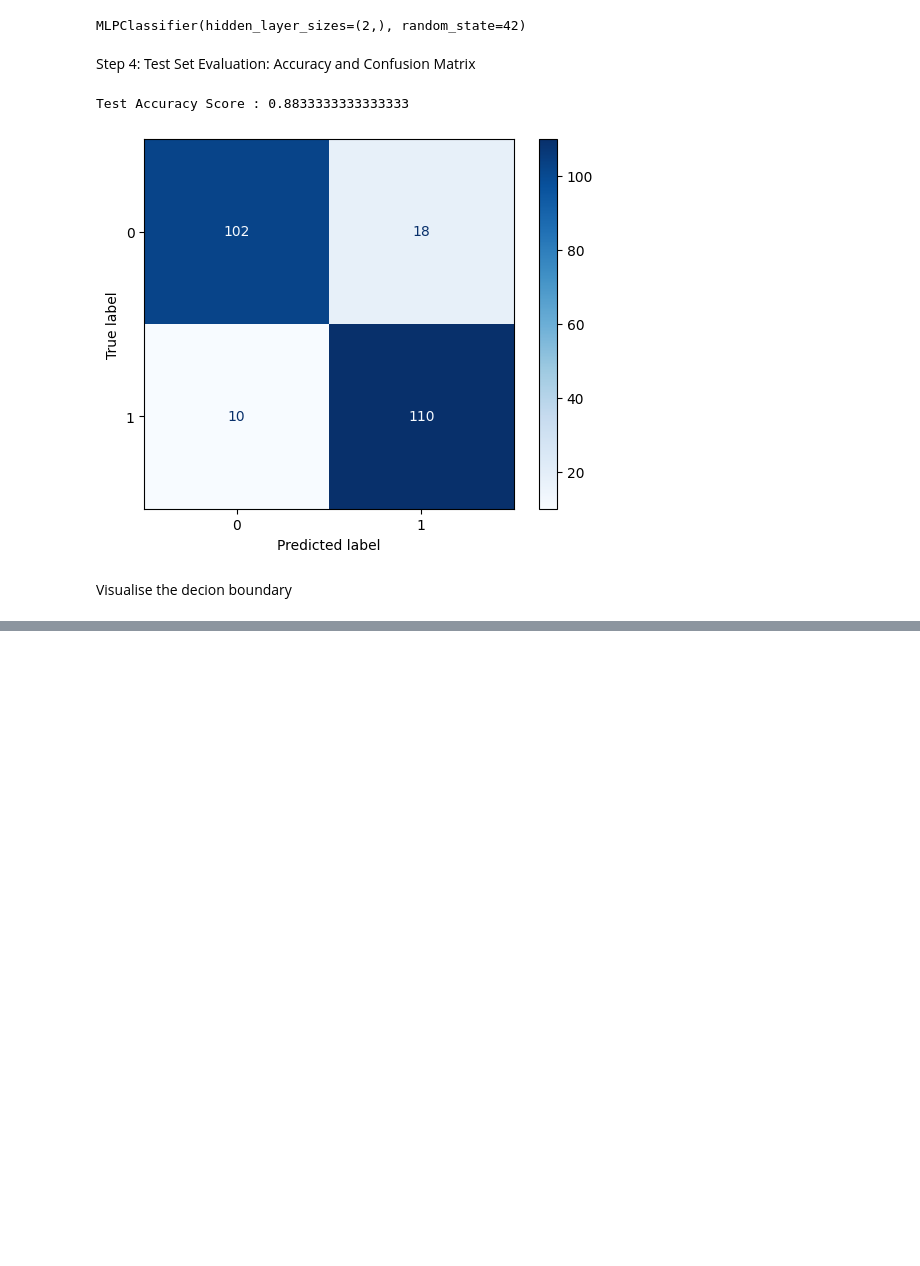
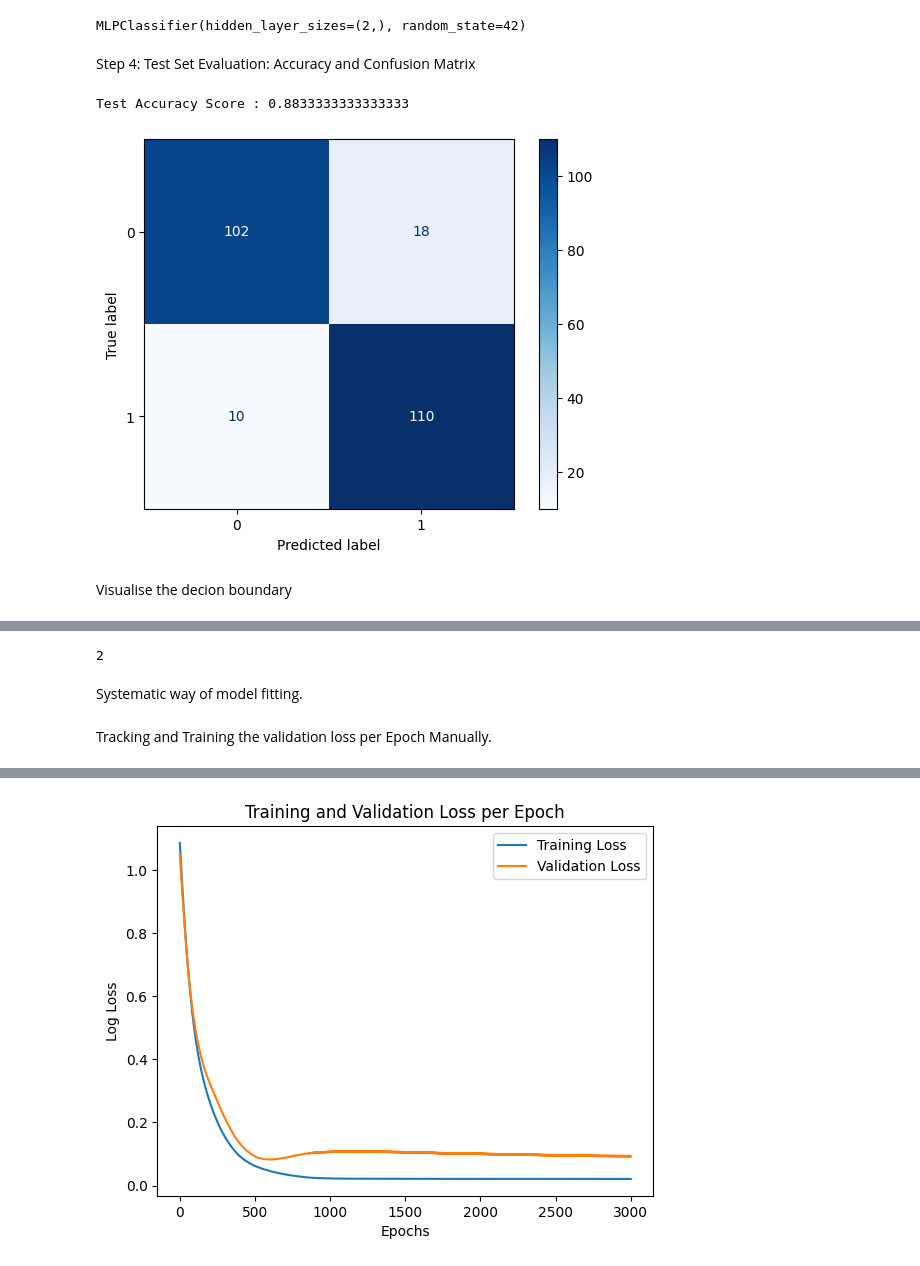
Before and after one commit to Neelabh-11/Machine-Learning, a Jupyter notebook: Lab_IITM/Lab-8 NeuralNetorks MLP.ipynb, the cells around one changed output, grey strips where cells are left out. Saved outputs shown, nothing was run; the diff lists cells and outputs as text; code cells hidden in the pictures; blank space fills up the shorter version.

```diff
--- a/Lab_IITM/Lab-8 NeuralNetorks MLP.ipynb
+++ b/Lab_IITM/Lab-8 NeuralNetorks MLP.ipynb
@@ -109,0 +242,59 @@ incorrect = ~correct
+# %%
+y_pred[1]
+# %% [output]
+2
+# %% [markdown]
+Systematic way of model fitting.
+# %% [markdown]
+Tracking and Training the validation loss per Epoch Manually.
+# %%
+X_train, X_temp, y_train, y_temp = train_test_split(X, y, test_size=0.4, random_state=42, stratify=y)
+X_val, X_test, y_val, y_test = train_test_split(X_temp, y_temp, test_size=0.5, random_state=42, stratify=y_temp)
+# %%
+scaler = StandardScaler()
+X_train_std = scaler.fit_transform(X_train)
+X_test_std = scaler.transform(X_test)
+X_val_std = scaler.transform(X_val)
+# %%
+from sklearn.metrics import log_loss
+
+clf = MLPClassifier(hidden_layer_sizes=(16,),alpha=0.1, max_iter=1, warm_start=True, random_state=42)
+
+epochs = 3000
+train_losses = []
+val_losses = []
+best_val_loss = float('inf')
+best_epoch = -1
+best_model = None
+
+for epoch in range(epochs):
+    clf.fit(X_train_std, y_train)
+
+    #Predict probabilities for log loss calculation
+    # train_loss = (log_loss(y_train, train_proba))
+    # val_loss = (log_loss(y_val, val_proba))
+
+    y_train_prob = clf.predict_proba(X_train_std)
+    y_val_prob = clf.predict_proba(X_val_std)
+
+    train_loss = log_loss(y_train, y_train_prob)
+    val_loss = log_loss(y_val, y_val_prob)
+    train_losses.append(train_loss)
+    val_losses.append(val_loss)
+
+    if val_loss < best_val_loss:
+        best_val_loss = val_loss
+        best_epoch = epoch + 1
+        best_model = copy.deepcopy(clf)
+
+print(f"Best Validation Loss: {best_val_loss:.4f} at epoch {best_epoch}")
+
+plt.plot(range(1, epochs + 1), train_losses, label='Training Loss')
+plt.plot(range(1, epochs + 1), val_losses, label='Validation Loss')
+# plt.axvline(best_epoch, color='r', linestyle='--', label='Best Epoch')
+plt.title("Training and Validation Loss per Epoch")
+plt.xlabel("Epochs")
+plt.ylabel("Log Loss")
+plt.legend()
+plt.show()
+# %% [output]
@@ -109,0 +302 @@ incorrect = ~correct
+[figure, added]
```
Also changed, not shown: parts of 40 cells of this notebook.
